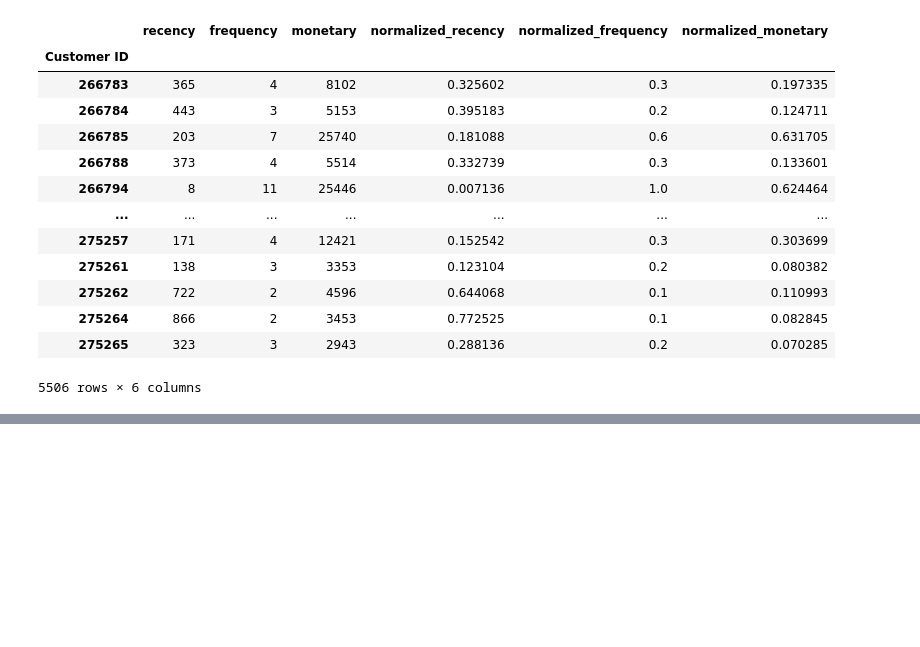
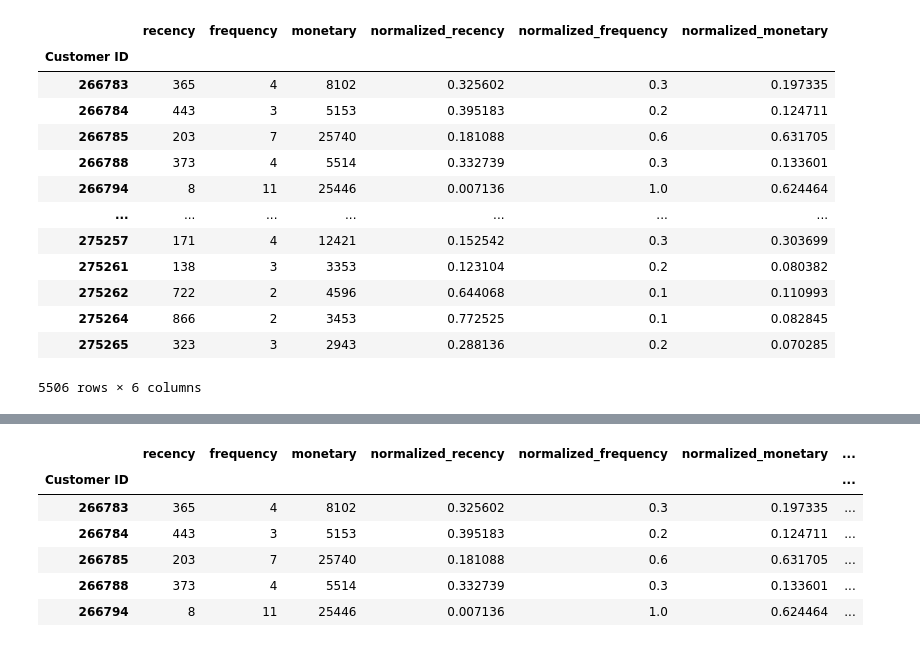
Before and after one commit to Khair1212/Ret-opt, a Jupyter notebook: Notebooks/Customer Segmentation.ipynb, the cells around one changed output, grey strips where cells are left out. Saved outputs shown, nothing was run; the diff lists cells and outputs as text; code cells hidden in the pictures; blank space fills up the shorter version.

```diff
--- a/Notebooks/Customer Segmentation.ipynb
+++ b/Notebooks/Customer Segmentation.ipynb
@@ -212,0 +244,10 @@ figure.show()
+# %%
+RFM.head()
+# %% [output]
+|  | recency | frequency | monetary | normalized_recency | normalized_frequency | normalized_monetary | ... |
+| Customer ID |  |  |  |  |  |  | ... |
+| 266783 | 365 | 4 | 8102 | 0.325602 | 0.3 | 0.197335 | ... |
+| 266784 | 443 | 3 | 5153 | 0.395183 | 0.2 | 0.124711 | ... |
+| 266785 | 203 | 7 | 25740 | 0.181088 | 0.6 | 0.631705 | ... |
+| 266788 | 373 | 4 | 5514 | 0.332739 | 0.3 | 0.133601 | ... |
+| 266794 | 8 | 11 | 25446 | 0.007136 | 1.0 | 0.624464 | ... |
```
Also changed, not shown: parts of 20 cells of this notebook, 1 other file.
